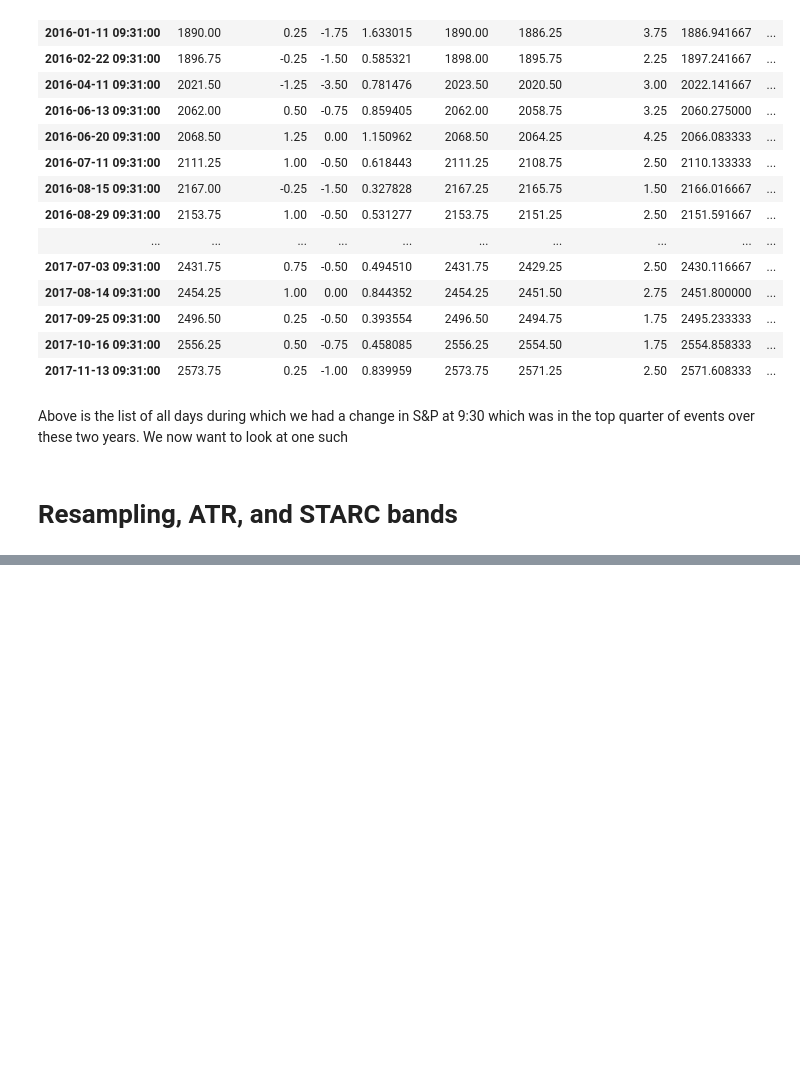
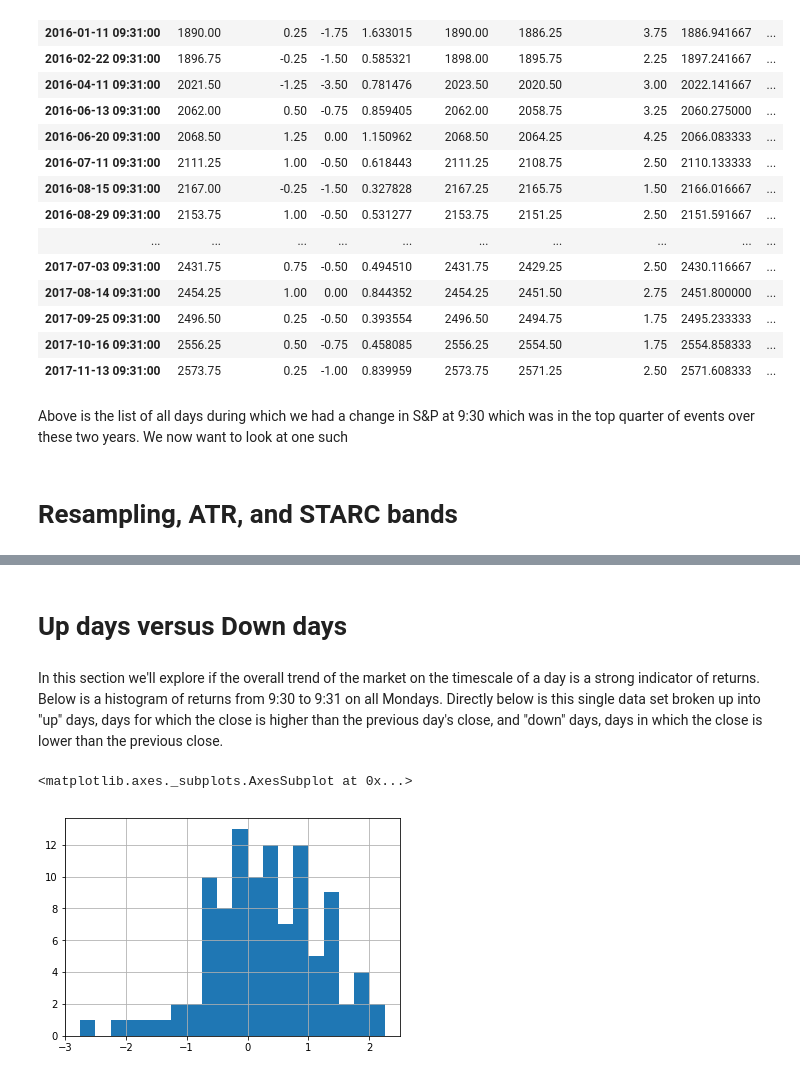
Before and after one commit to kevinfcleary/Brendan_Stuff, a Jupyter notebook: Brendan_Stuff/Analytics Suite v0.1.ipynb, the cells around one changed output, grey strips where cells are left out. Cells and saved outputs as stored; diff of their text form; code cells hidden in the pictures; blank space fills up the shorter version.

```diff
--- a/Brendan_Stuff/Analytics Suite v0.1.ipynb
+++ b/Brendan_Stuff/Analytics Suite v0.1.ipynb
@@ -239,0 +293,9 @@ for i in range(1,len(ES_ohlc['ATR'])-1):
+# %% [markdown]
+# Up days versus Down days
+# %% [markdown]
+In this section we'll explore if the overall trend of the market on the timescale of a day is a strong indicator of returns. Below is a histogram of returns from 9:30 to 9:31 on all Mondays. Directly below is this single data set broken up into "up" days, days for which the close is higher than the previous day's close, and "down" days, days in which the close is lower than the previous close.
+# %%
+df[(df.index.weekday == 0) & (df.index.hour == 9) & (df.index.minute==31)]['price_change'].hist(bins=20,range=(-2.75,2.25))
+# %% [output]
+<matplotlib.axes._subplots.AxesSubplot at 0x...>
+[figure, added]
```
Also changed, not shown: parts of 35 cells of this notebook.
